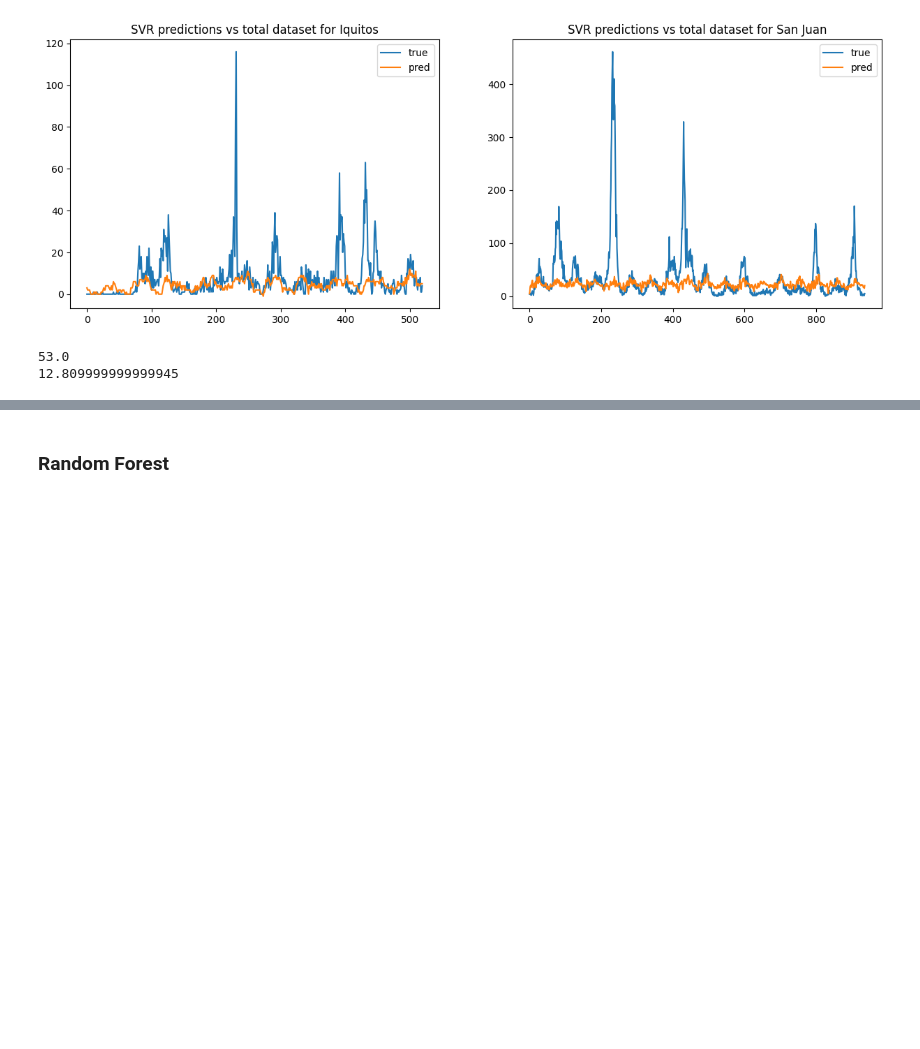
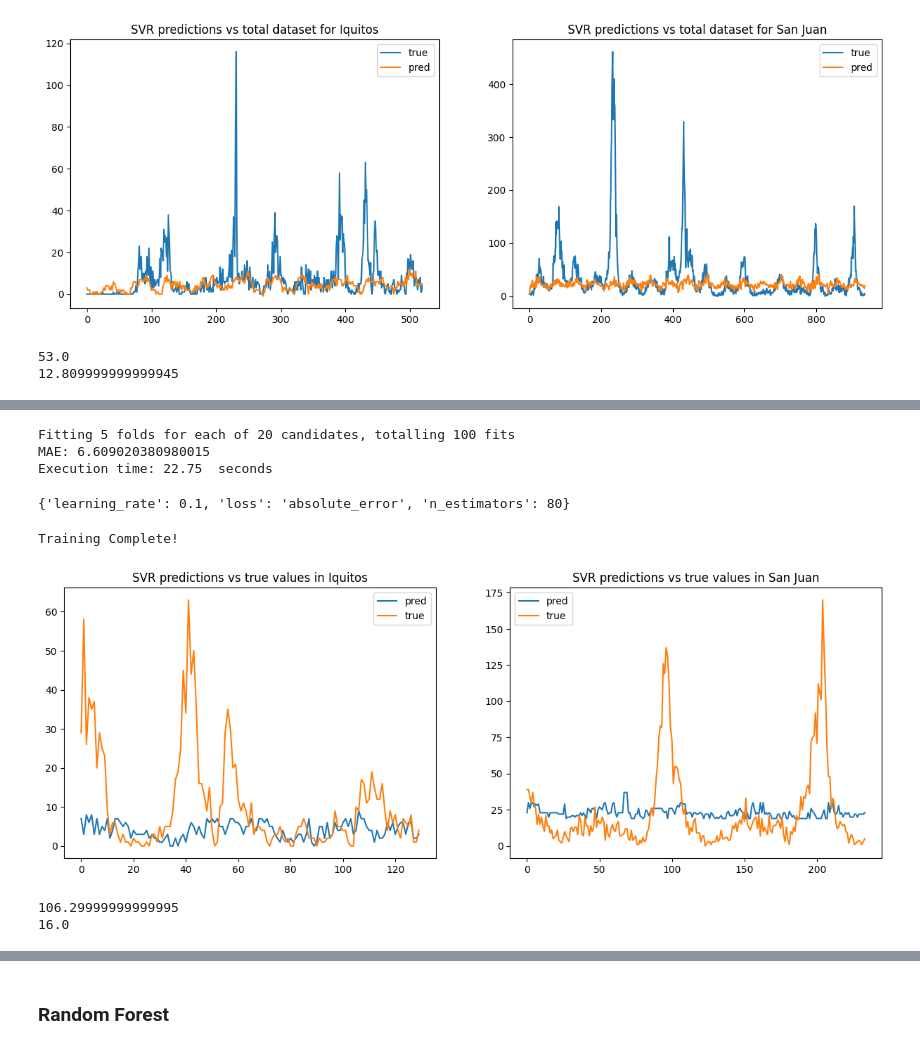
Before and after one commit to oscarschraenkler/DengAI, a Jupyter notebook: notebooks/ML models (KNN, SVR, Random Forest...).ipynb, the cells around one changed output, grey strips where cells are left out. Cells and saved outputs as stored; diff of their text form; code cells hidden in the pictures; blank space fills up the shorter version.

```diff
--- a/notebooks/ML models (KNN, SVR, Random Forest...).ipynb
+++ b/notebooks/ML models (KNN, SVR, Random Forest...).ipynb
@@ -589,0 +615,7 @@ plt.show;
+# %%
+#Define the parameters we want to use for the Grid Search
+gb_params = {
+    'n_estimators': [40,50,60,70],
+    'loss': ['absolute_error'],
+    'learning_rate': [0.001,0.01,0.1,0.5]
+}
@@ -589,0 +644,22 @@ plt.show;
+# %%
+#Grid Search IQ
+start = time.time()
+
+gb = GradientBoostingRegressor()
+search_gb = GridSearchCV(gb, param_grid=gb_params,
+                              cv=TimeSeriesSplit(n_splits=5), n_jobs=2, verbose=2, scoring='neg_mean_absolute_error')
+search_gb.fit(iq_X, iq_y);
+iq_gb_params = search_gb.best_params_
+print(f'MAE: {abs(search_gb.best_score_)}')
+
+executionTime = (time.time() - start)
+print("Execution time:",
+      np.round(executionTime,2)," seconds")
+# %% [output]
+Fitting 5 folds for each of 20 candidates, totalling 100 fits
+MAE: 6.609020380980015
+Execution time: 22.75  seconds
+# %%
+iq_gb_params
+# %% [output]
+{'learning_rate': 0.1, 'loss': 'absolute_error', 'n_estimators': 80}
@@ -589,0 +670,39 @@ plt.show;
+# %%
+#Fitting models on training data
+sj_gb_model.fit(sj_X_train, sj_y_train)
+iq_gb_model.fit(iq_X_train, iq_y_train)
+print('Training Complete!')
+# %% [output]
+Training Complete!
+# %%
+#Making predictions on training and testing data for San Juan
+sj_train_pred = sj_gb_model.predict(sj_X_train).astype(int)
+sj_test_pred = sj_gb_model.predict(sj_X_test).astype(int)
+
+#Making predictions on training and testing data for Iquitos
+iq_test_pred = iq_gb_model.predict(iq_X_test).astype(int)
+iq_train_pred = iq_gb_model.predict(iq_X_train).astype(int)
+# %%
+#Plotting predictions vs true values for testing data
+plt.figure(figsize=[15,5])
+plt.subplot(121)
+plt.plot(iq_test_pred, label='pred')
+plt.plot(iq_y_test.values, label='true')
+plt.legend()
+plt.title('SVR predictions vs true values in Iquitos')
+plt.show;
+plt.subplot(122)
+plt.plot(sj_test_pred, label='pred')
+plt.plot(sj_y_test.values, label='true')
+plt.legend()
+plt.title('SVR predictions vs true values in San Juan')
+plt.show;
+# %% [output]
+[figure, added]
+# %%
+#Using the boosting function to boost the peaks of the predictions
+sj_boost = peak_boost(sj_total_pred, 1.5,'pos')
+iq_boost = peak_boost(iq_total_pred, 1.5, 'max')
+# %% [output]
+106.29999999999995
+16.0
```
Also changed, not shown: parts of 35 cells of this notebook, 1 other file.
